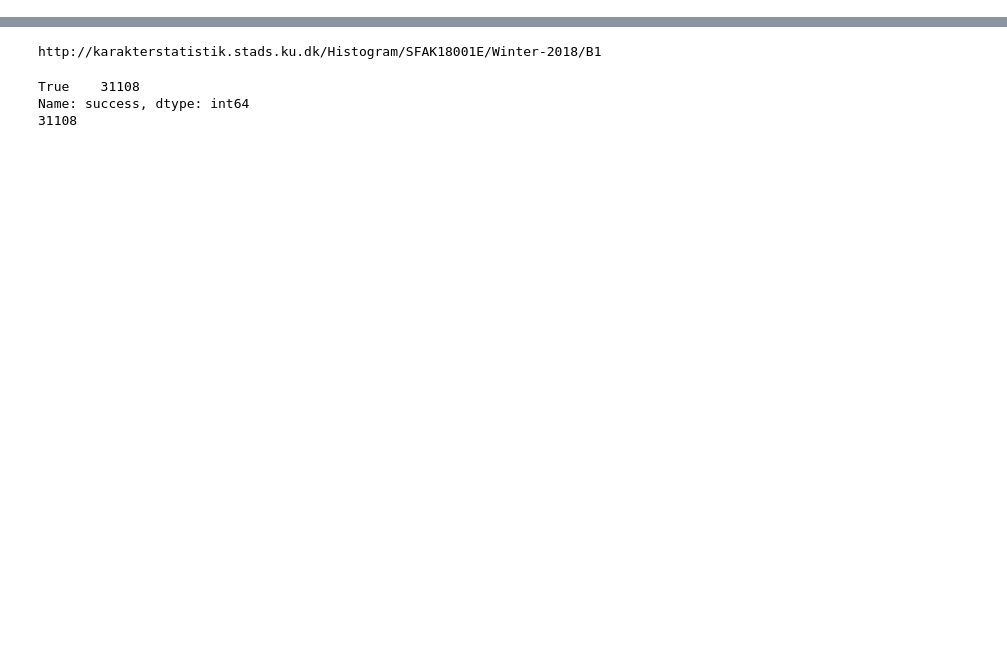
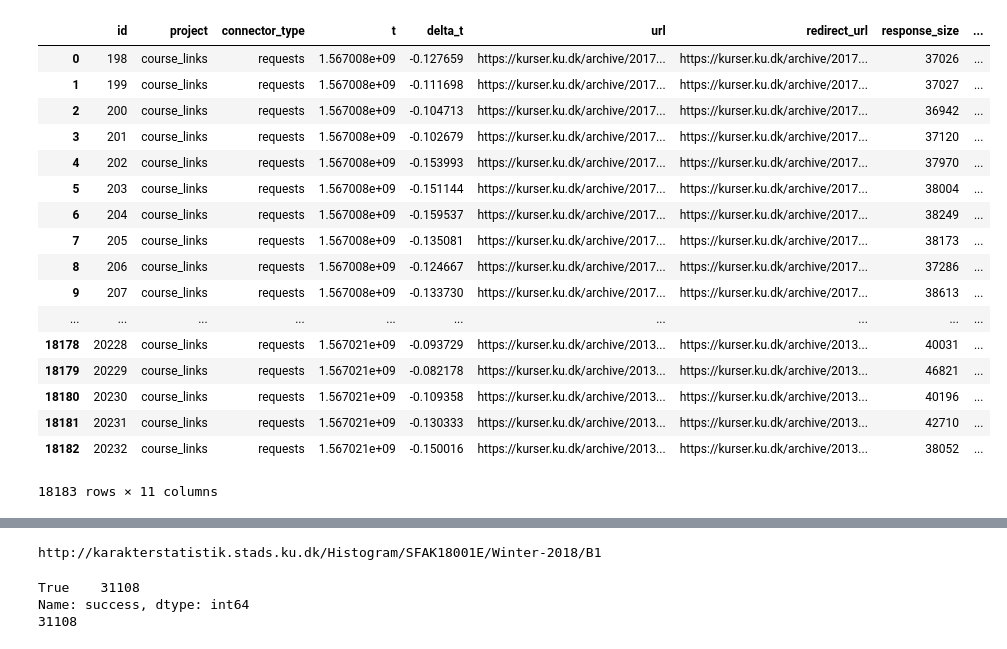
Before and after one commit to tnv875/Group18-NoTeeth, a Jupyter notebook: Exam project/Jacob legemappe/Jacob-log-leg.ipynb, the cells around one changed output, grey strips where cells are left out. Saved outputs shown, nothing was run; the diff lists cells and outputs as text; code cells hidden in the pictures; blank space fills up the shorter version.

```diff
--- a/Exam project/Jacob legemappe/Jacob-log-leg.ipynb
+++ b/Exam project/Jacob legemappe/Jacob-log-leg.ipynb
@@ -10,12 +10,31 @@ from tqdm import tqdm_notebook
 import requests,os,time
 # %%
 # Load the LOG
-log_df = pd.read_csv('log_jacob_leg.csv', sep=',') # load the ,-separated log
+log_df = pd.read_csv('log_course.csv', sep=',') # load the ,-separated log
 import matplotlib.pyplot as plt
 %matplotlib inline
 import seaborn as sns
 
-log_df;
+log_df
+# %% [output]
+|  | id | project | connector_type | t | delta_t | url | redirect_url | response_size | ... |
+| 0 | 198 | course_links | requests | 1.567008e+09 | -0.127659 | https://kurser.ku.dk/archive/2017... | https://kurser.ku.dk/archive/2017... | 37026 | ... |
+| 1 | 199 | course_links | requests | 1.567008e+09 | -0.111698 | https://kurser.ku.dk/archive/2017... | https://kurser.ku.dk/archive/2017... | 37027 | ... |
+| 2 | 200 | course_links | requests | 1.567008e+09 | -0.104713 | https://kurser.ku.dk/archive/2017... | https://kurser.ku.dk/archive/2017... | 36942 | ... |
+| 3 | 201 | course_links | requests | 1.567008e+09 | -0.102679 | https://kurser.ku.dk/archive/2017... | https://kurser.ku.dk/archive/2017... | 37120 | ... |
+| 4 | 202 | course_links | requests | 1.567008e+09 | -0.153993 | https://kurser.ku.dk/archive/2017... | https://kurser.ku.dk/archive/2017... | 37970 | ... |
+| 5 | 203 | course_links | requests | 1.567008e+09 | -0.151144 | https://kurser.ku.dk/archive/2017... | https://kurser.ku.dk/archive/2017... | 38004 | ... |
+| 6 | 204 | course_links | requests | 1.567008e+09 | -0.159537 | https://kurser.ku.dk/archive/2017... | https://kurser.ku.dk/archive/2017... | 38249 | ... |
+| 7 | 205 | course_links | requests | 1.567008e+09 | -0.135081 | https://kurser.ku.dk/archive/2017... | https://kurser.ku.dk/archive/2017... | 38173 | ... |
+| 8 | 206 | course_links | requests | 1.567008e+09 | -0.124667 | https://kurser.ku.dk/archive/2017... | https://kurser.ku.dk/archive/2017... | 37286 | ... |
+| 9 | 207 | course_links | requests | 1.567008e+09 | -0.133730 | https://kurser.ku.dk/archive/2017... | https://kurser.ku.dk/archive/2017... | 38613 | ... |
+| ... | ... | ... | ... | ... | ... | ... | ... | ... | ... |
+| 18178 | 20228 | course_links | requests | 1.567021e+09 | -0.093729 | https://kurser.ku.dk/archive/2013... | https://kurser.ku.dk/archive/2013... | 40031 | ... |
+| 18179 | 20229 | course_links | requests | 1.567021e+09 | -0.082178 | https://kurser.ku.dk/archive/2013... | https://kurser.ku.dk/archive/2013... | 46821 | ... |
+| 18180 | 20230 | course_links | requests | 1.567021e+09 | -0.109358 | https://kurser.ku.dk/archive/2013... | https://kurser.ku.dk/archive/2013... | 40196 | ... |
+| 18181 | 20231 | course_links | requests | 1.567021e+09 | -0.130333 | https://kurser.ku.dk/archive/2013... | https://kurser.ku.dk/archive/2013... | 42710 | ... |
+| 18182 | 20232 | course_links | requests | 1.567021e+09 | -0.150016 | https://kurser.ku.dk/archive/2013... | https://kurser.ku.dk/archive/2013... | 38052 | ... |
+18183 rows × 11 columns
 # %%
 import datetime
 # %%
```
Also changed, not shown: parts of 6 cells of this notebook, 3 other files.
